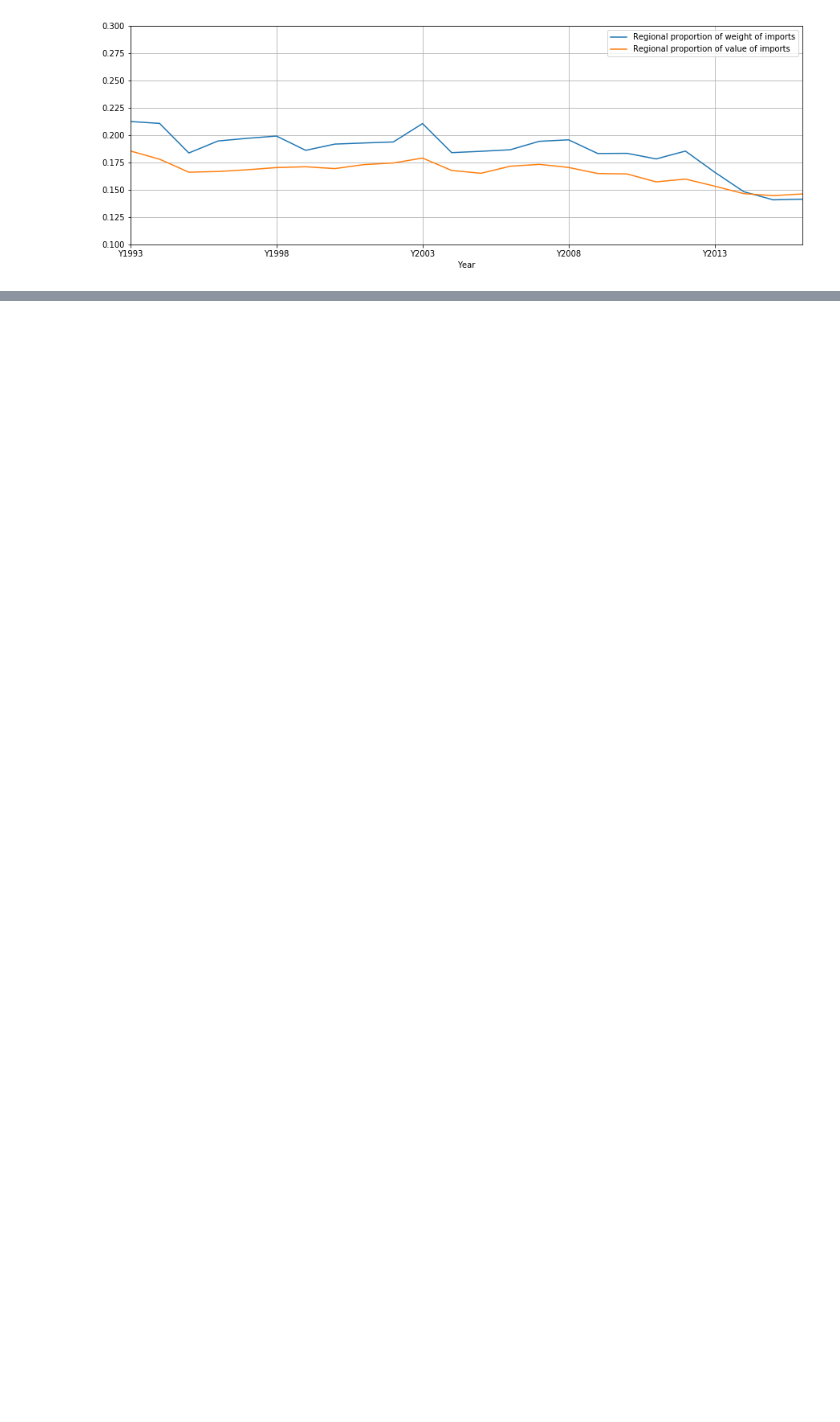
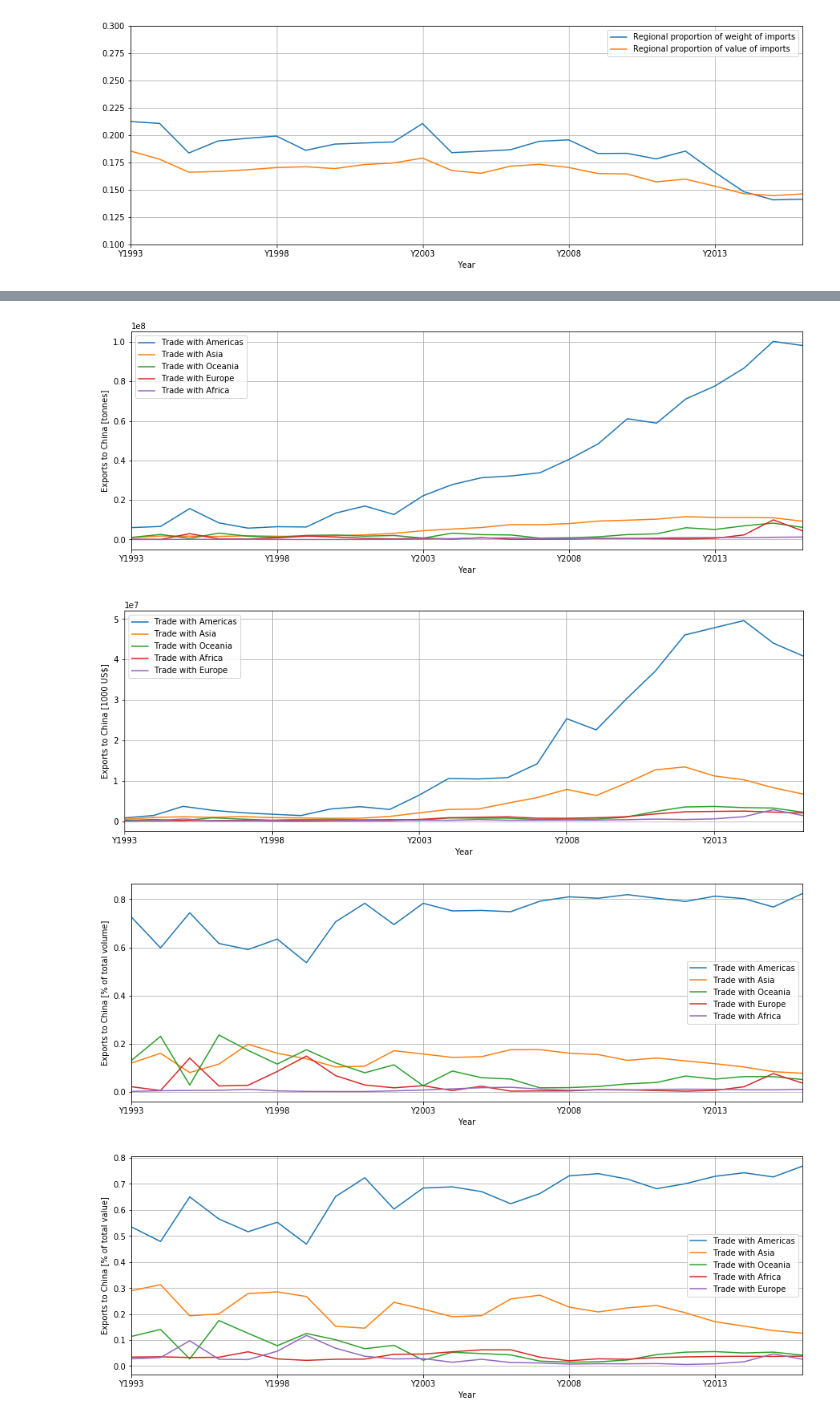
Before and after one commit to n-poulsen/GranADA, a Jupyter notebook: code/GlobalTradeChanges.ipynb, the cells around one changed output, grey strips where cells are left out. Cells and saved outputs as stored; diff of their text form; code cells hidden in the pictures; blank space fills up the shorter version.

```diff
--- a/code/GlobalTradeChanges.ipynb
+++ b/code/GlobalTradeChanges.ipynb
@@ -265,0 +357,8 @@ plt.show()
+# %%
+p = [(c_name, c) for (c_name, c) in zip(continent_names, continents)]
+plot_partners(p, 5)
+# %% [output]
+[figure, added]
+[figure, added]
+[figure, added]
+[figure, added]
```
Also changed, not shown: parts of 14 cells of this notebook.
